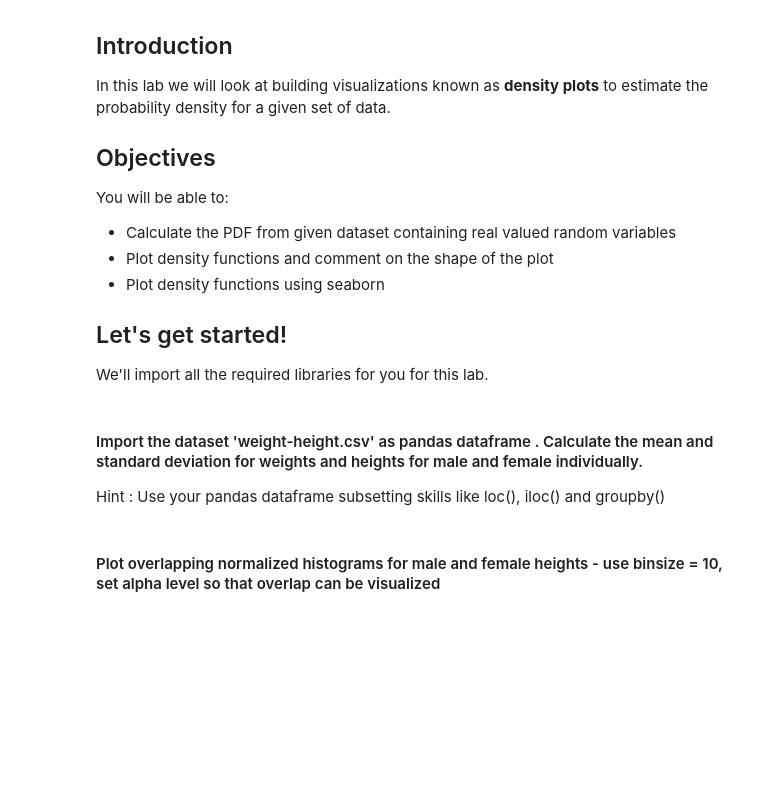
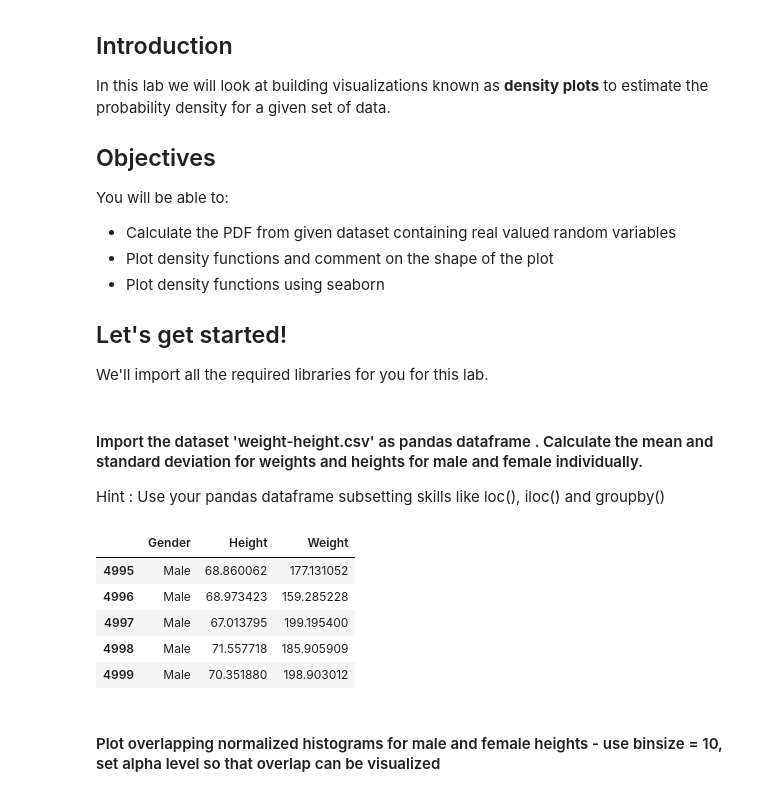
Before and after one commit to AustinKrause/dsc-1-09-11-the-probability-density-function-lab-nyc-ds-career-031119, a Jupyter notebook: index.ipynb, the cells around one changed output. Cells and saved outputs as stored; diff of their text form; code cells hidden in the pictures; blank space fills up the shorter version.

```diff
--- a/index.ipynb
+++ b/index.ipynb
@@ -30,19 +30,26 @@ Hint : Use your pandas dataframe subsetting skills like loc(), iloc() and groupb
 # %%
 data = pd.read_csv('weight-height.csv')
 df = pd.DataFrame(data)
 male_df =  df.loc[df['Gender'] == 'Male']
 female_df =  None
 
-
+male_df.tail()
 
 # Male Height mean: 69.02634590621737
 # Male Height sd: 2.8633622286606517
 # Male Weight mean: 187.0206206581929
 # Male Weight sd: 19.781154516763813
 # Female Height mean: 63.708773603424916
 # Female Height sd: 2.696284015765056
 # Female Weight mean: 135.8600930074687
 # Female Weight sd: 19.022467805319007
+# %% [output]
+|  | Gender | Height | Weight |
+| 4995 | Male | 68.860062 | 177.131052 |
+| 4996 | Male | 68.973423 | 159.285228 |
+| 4997 | Male | 67.013795 | 199.195400 |
+| 4998 | Male | 71.557718 | 185.905909 |
+| 4999 | Male | 70.351880 | 198.903012 |
 # %% [markdown]
 #### Plot overlapping normalized histograms for male and female heights - use binsize = 10, set alpha level so that overlap can be visualized
 # %%
```
